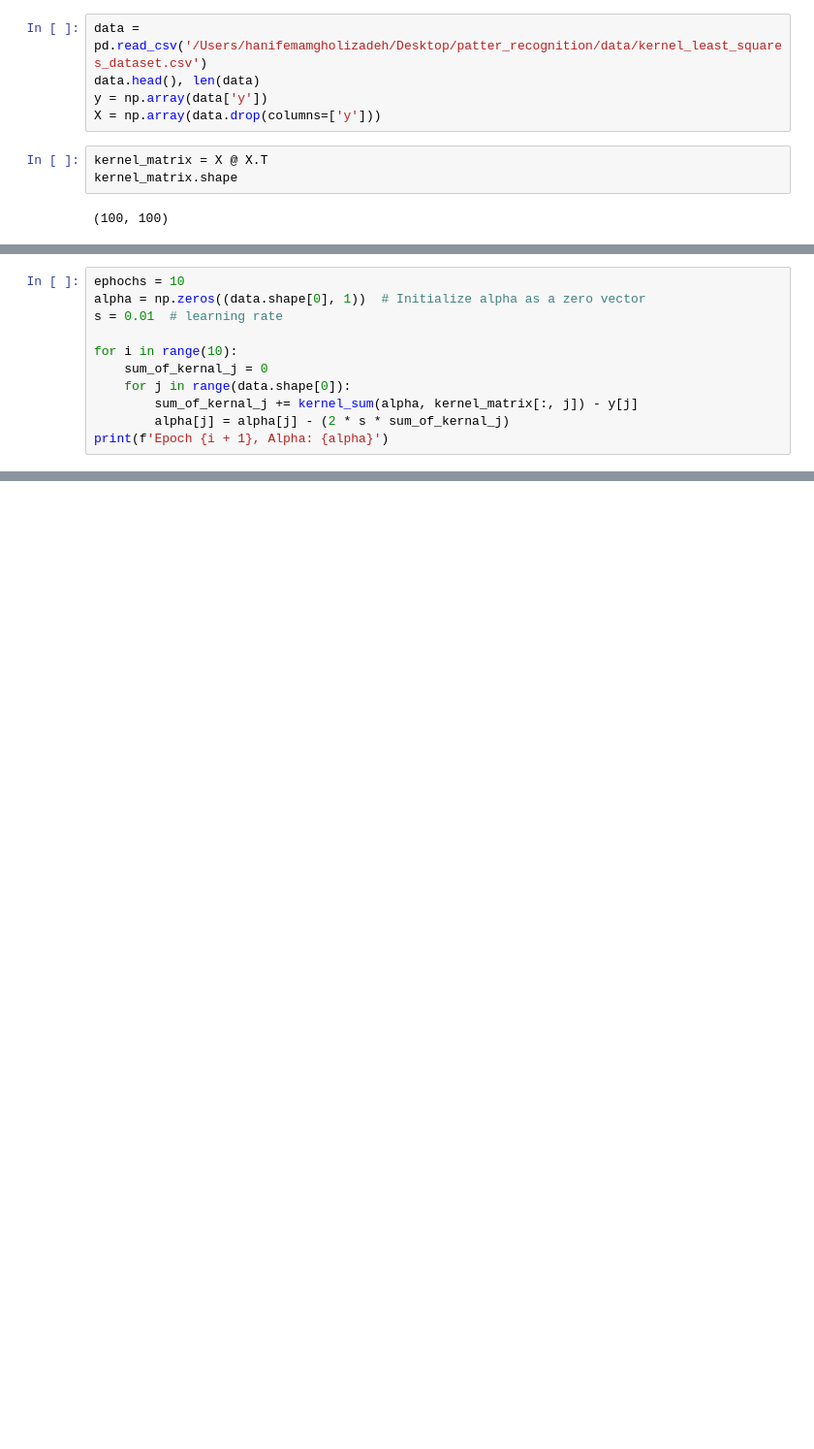
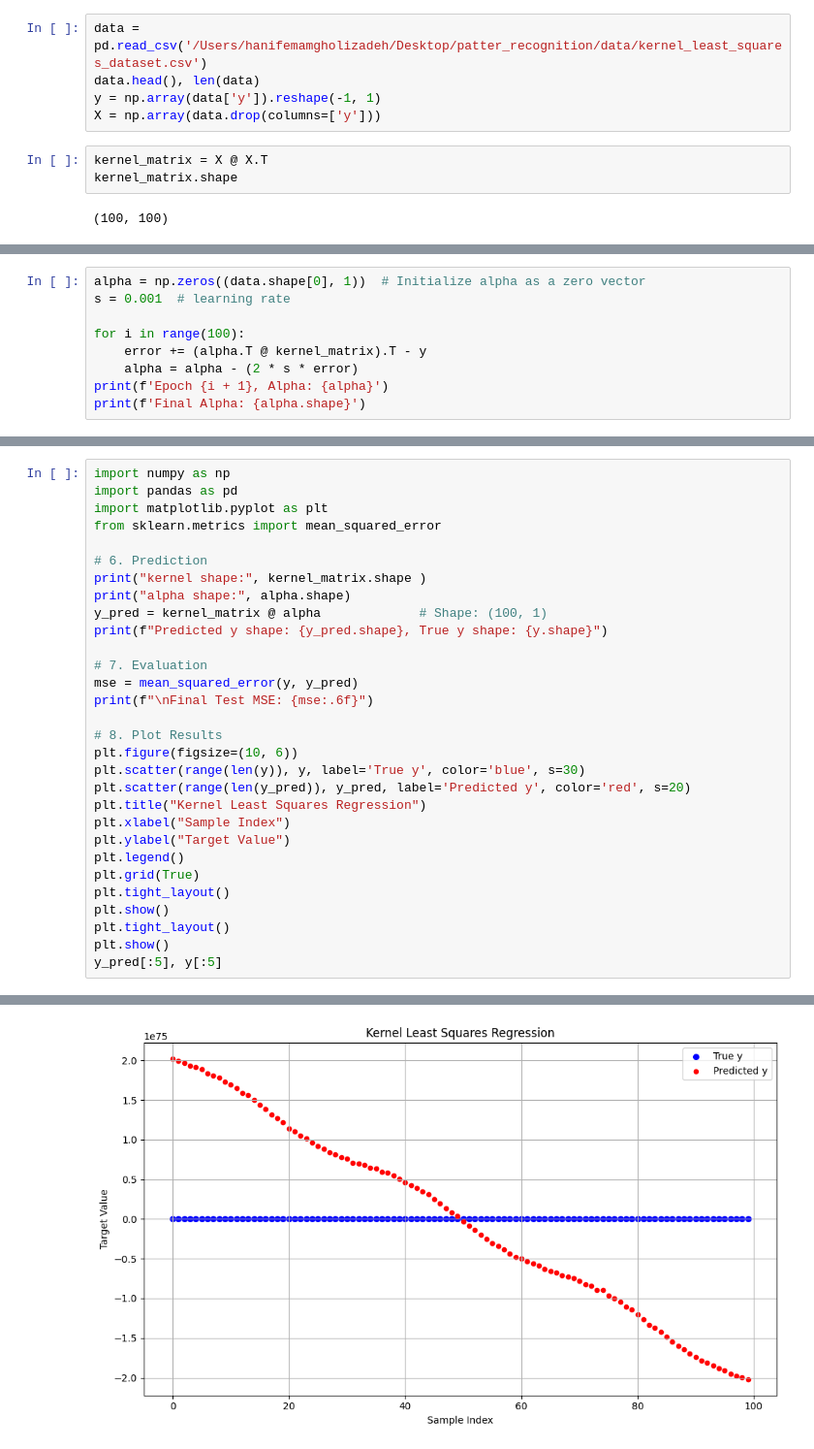
Before and after one commit to Hanifemam/pattern_recognition, a Jupyter notebook: course_implementation/kernel_basic.ipynb, the cells around one changed output, grey strips where cells are left out. Shown: that part at 97% size. Drawn from its saved outputs; the diff is of its cells as text; blank space fills up the shorter version.

Commit message:
kernel updated

```diff
--- a/course_implementation/kernel_basic.ipynb
+++ b/course_implementation/kernel_basic.ipynb
@@ -4,7 +4,7 @@ import numpy as np
 # %%
 data = pd.read_csv('/Users/hanifemamgholizadeh/Desktop/patter_recognition/data/kernel_least_squares_dataset.csv')
 data.head(), len(data)
-y = np.array(data['y'])
+y = np.array(data['y']).reshape(-1, 1)
 X = np.array(data.drop(columns=['y']))
 # %%
 kernel_matrix = X @ X.T
@@ -22,12 +14,10 @@ def kernel_sum(alpha, kernel_vector):
 # %%
-ephochs = 10
 alpha = np.zeros((data.shape[0], 1))  # Initialize alpha as a zero vector
-s = 0.01  # learning rate
+s = 0.001  # learning rate
 
-for i in range(10):
-    sum_of_kernal_j = 0
-    for j in range(data.shape[0]):
-        sum_of_kernal_j += kernel_sum(alpha, kernel_matrix[:, j]) - y[j]
-        alpha[j] = alpha[j] - (2 * s * sum_of_kernal_j)
+for i in range(100):
+    error += (alpha.T @ kernel_matrix).T - y
+    alpha = alpha - (2 * s * error)
 print(f'Epoch {i + 1}, Alpha: {alpha}')
+print(f'Final Alpha: {alpha.shape}')
 # %% [output]
@@ -50,0 +41,31 @@ Epoch 10, Alpha: [[  1.2638137 ]
+# %%
+import numpy as np
+import pandas as pd
+import matplotlib.pyplot as plt
+from sklearn.metrics import mean_squared_error
+
+# 6. Prediction
+print("kernel shape:", kernel_matrix.shape )
+print("alpha shape:", alpha.shape)
+y_pred = kernel_matrix @ alpha             # Shape: (100, 1)
+print(f"Predicted y shape: {y_pred.shape}, True y shape: {y.shape}")
+
+# 7. Evaluation
+mse = mean_squared_error(y, y_pred)
+print(f"\nFinal Test MSE: {mse:.6f}")
+
+# 8. Plot Results
+plt.figure(figsize=(10, 6))
+plt.scatter(range(len(y)), y, label='True y', color='blue', s=30)
+plt.scatter(range(len(y_pred)), y_pred, label='Predicted y', color='red', s=20)
+plt.title("Kernel Least Squares Regression")
+plt.xlabel("Sample Index")
+plt.ylabel("Target Value")
+plt.legend()
+plt.grid(True)
+plt.tight_layout()
+plt.show()
+plt.tight_layout()
+plt.show()
+y_pred[:5], y[:5]
+# %% [output]
@@ -50,0 +77 @@ Epoch 10, Alpha: [[  1.2638137 ]
+[figure, added]
```
Also changed, not shown: parts of 4 cells of this notebook.
